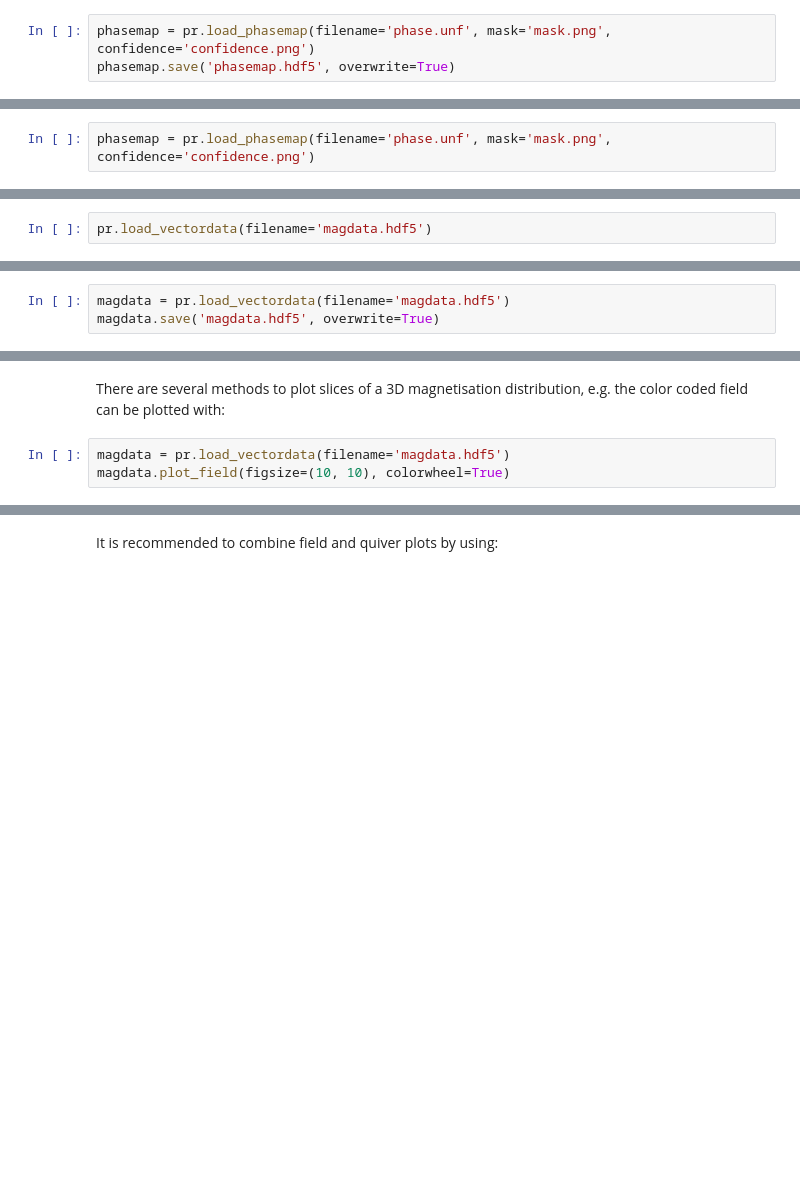
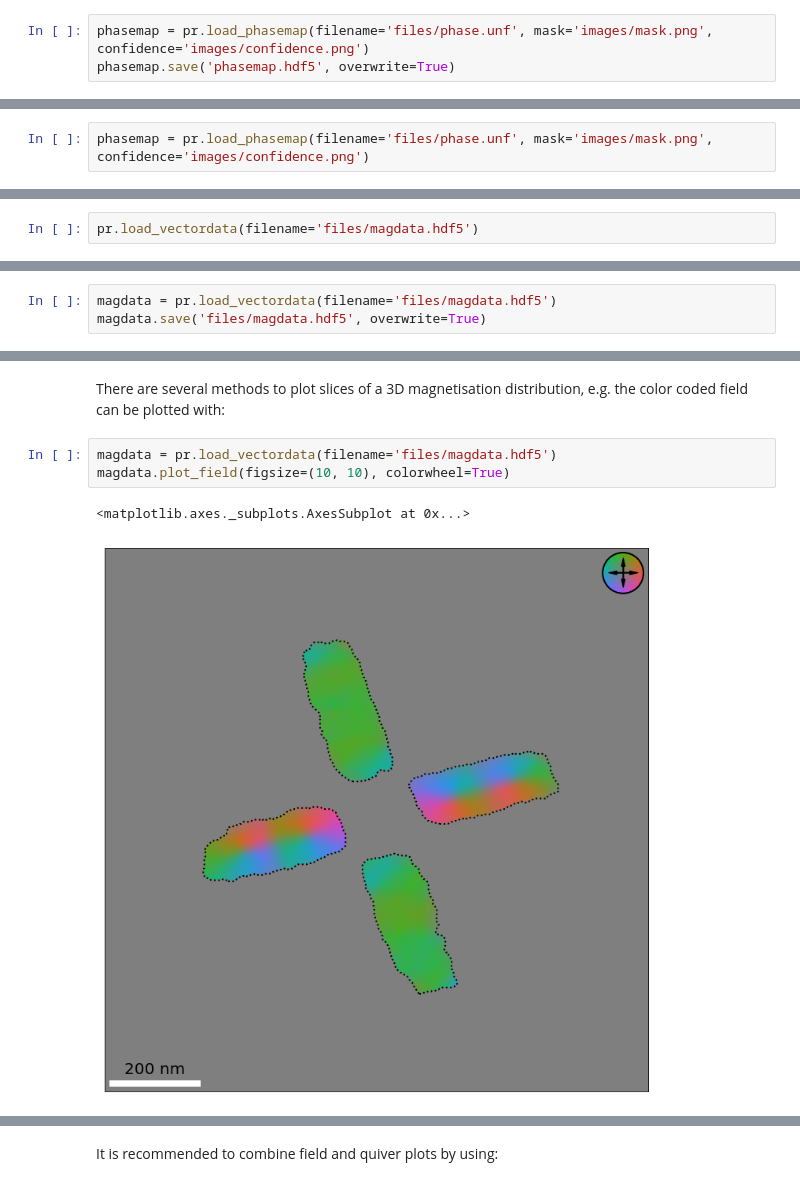
Before and after one commit to AurysSilinga/MBIR-TEM, a Jupyter notebook: demos/Pyramid Notebook Example.ipynb, the cells around one changed output, grey strips where cells are left out. Saved outputs shown, nothing was run; the diff lists cells and outputs as text; blank space fills up the shorter version.

Commit message:
demo overwrite

```diff
--- a/demos/Pyramid Notebook Example.ipynb
+++ b/demos/Pyramid Notebook Example.ipynb
@@ -120,14 +143,14 @@ The package tries to load the grid spacing `a` from the phase file determined by
 
 After constructing or loading a `PhaseMap`, it can be saved to a file:
 # %%
-phasemap = pr.load_phasemap(filename='phase.unf', mask='mask.png', confidence='confidence.png')
+phasemap = pr.load_phasemap(filename='files/phase.unf', mask='images/mask.png', confidence='images/confidence.png')
 phasemap.save('phasemap.hdf5', overwrite=True)
 # %% [markdown]
 # Plot `PhaseMap`:
 # %% [markdown]
 First, load or create a `PhaseMap`:
 # %%
-phasemap = pr.load_phasemap(filename='phase.unf', mask='mask.png', confidence='confidence.png')
+phasemap = pr.load_phasemap(filename='files/phase.unf', mask='images/mask.png', confidence='images/confidence.png')
 # %% [markdown]
 To plot the `PhaseMap` (including possibly the mask and the confidence), use:
 # %%
@@ -161,4 +212,4 @@ pr.VectorData(a=1., field=np.random.rand(3, 2, 2, 2))
 # %% [markdown]
 Or you can use a function to load your `VectorData` from file:
 # %%
-pr.load_vectordata(filename='magdata.hdf5')
+pr.load_vectordata(filename='files/magdata.hdf5')
@@ -167,8 +236,8 @@ The package tries to load the grid spacing `a` from the vector field file determ
 
 After constructing or loading a `VectorData`, it can be saved to a file:
 # %%
-magdata = pr.load_vectordata(filename='magdata.hdf5')
-magdata.save('magdata.hdf5', overwrite=True)
+magdata = pr.load_vectordata(filename='files/magdata.hdf5')
+magdata.save('files/magdata.hdf5', overwrite=True)
 # %% [markdown]
 Furthermore, the `pr.magcreator` subpackage contains a lot of functions to create custom vector fields. It has a module `examples` with a lot of interesting shapes and geometries.
 
@@ -200,8 +283,11 @@ The first parameter for these functions is always a boolean array `mag_shape`, w
 # %% [markdown]
 There are several methods to plot slices of a 3D magnetisation distribution, e.g. the color coded field can be plotted with:
 # %%
-magdata = pr.load_vectordata(filename='magdata.hdf5')
+magdata = pr.load_vectordata(filename='files/magdata.hdf5')
 magdata.plot_field(figsize=(10, 10), colorwheel=True)
+# %% [output]
+<matplotlib.axes._subplots.AxesSubplot at 0x...>
+[figure, added]
 # %% [markdown]
 You can use the following (optional) parameters to change the plot to your liking (in 3D, take care that you plot the correct slice along the correct axis!):
 
```
Also changed, not shown: parts of 23 cells of this notebook, 2 other files.
